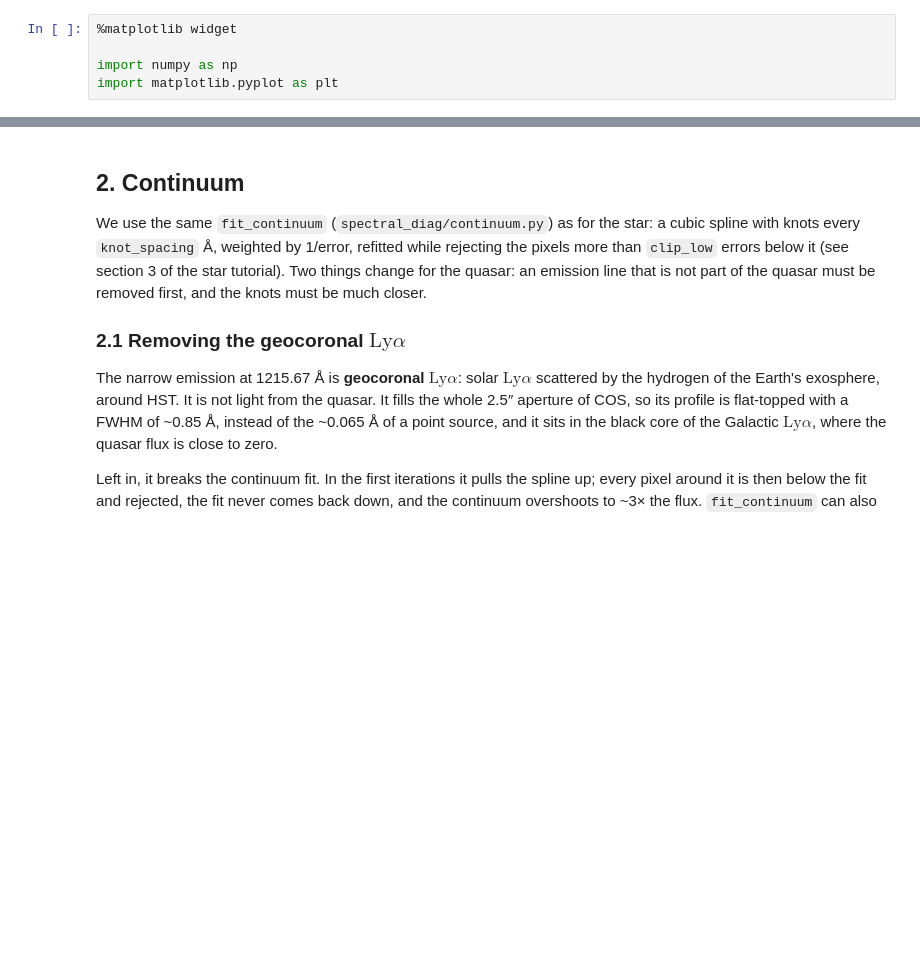
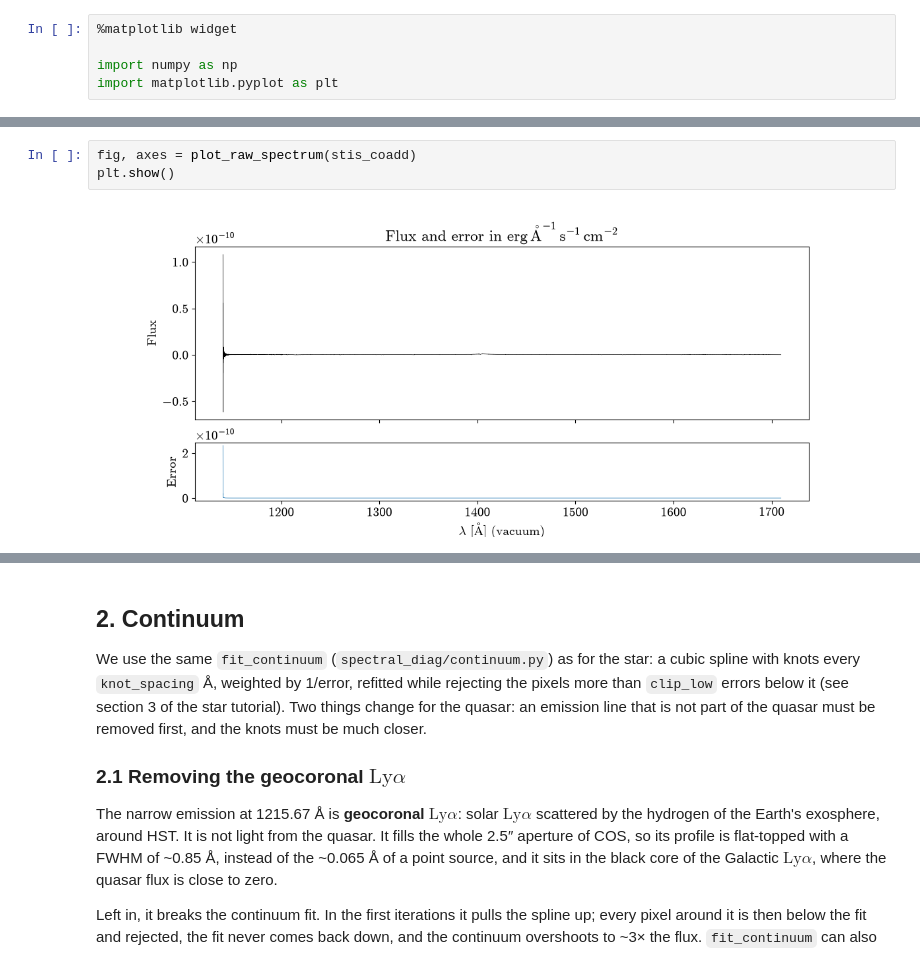
Before and after one commit to FeatAstro/RAD-2026, a Jupyter notebook: notebooks/full_quasar_tutorial.ipynb, the cells around one changed output, grey strips where cells are left out. Drawn from its saved outputs; the diff is of its cells as text; blank space fills up the shorter version.

```diff
--- a/notebooks/full_quasar_tutorial.ipynb
+++ b/notebooks/full_quasar_tutorial.ipynb
@@ -134,0 +76,5 @@ segment gap: 1289.0-1298.5 A
+# %%
+fig, axes = plot_raw_spectrum(stis_coadd)
+plt.show()
+# %% [output]
+[figure, added]
```
Also changed, not shown: parts of 23 cells of this notebook, 1 other file.
